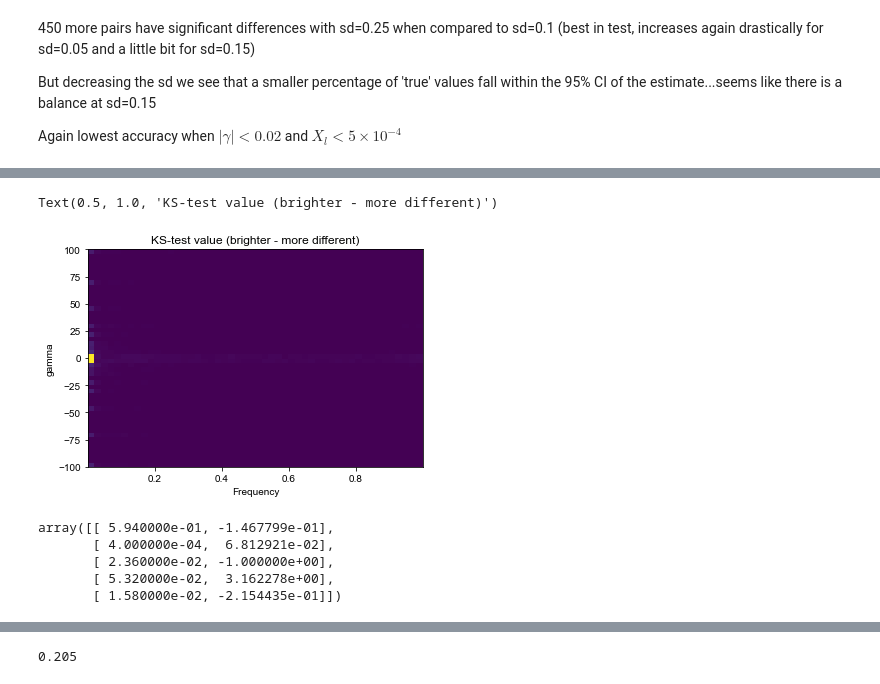
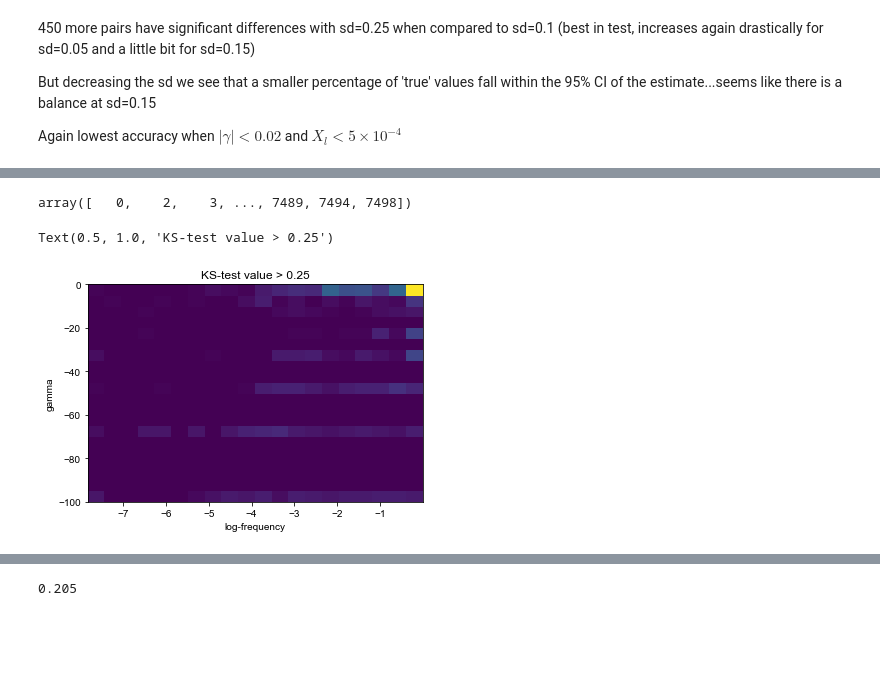
Before and after one commit to VivaswatS/selCoefEst, a Jupyter notebook: new-model.ipynb, the cells around one changed output, grey strips where cells are left out. Saved outputs shown, nothing was run; the diff lists cells and outputs as text; code cells hidden in the pictures; blank space fills up the shorter version.

```diff
--- a/new-model.ipynb
+++ b/new-model.ipynb
@@ -305 +369,4 @@ array([[ 6.7010717],
+# %%
+preds = np.exp(ahat.mean().numpy())
+preds_sd = ahat.stddev().numpy()
 # %%
@@ -315,2 +380,0 @@ plt.hist(np.exp(pred_params[:,1]))
-# %%
-preds = np.exp(np.ravel(pred_params[:,0]))
@@ -346,7 +404,7 @@ Text(40000, 2500, 'Intercept = 403.88')
 # check if true values fall within 95% CI of the estimates
 inctr = np.full(len(test_labs), False, dtype='bool')
 for i in range(len(test_labs)):
-    lb, ub = np.exp(pred_params[i,0] - 1.96*0.15), np.exp(pred_params[i,0] + 1.96*0.15)
+    lb, ub = np.exp(np.log(preds[i]) - 1.96*preds_sd[i]), np.exp(np.log(preds[i]) + 1.96*preds_sd[i])
     if np.exp(test_labs[i])>=lb and np.exp(test_labs[i])<=ub:
         inctr[i] = True
 
@@ -395,7 +460,7 @@ plt.legend()
 # %%
 kst = np.empty((len(test_labs),2))
 for i in range(len(test_labs)):
-    kst[i,:] = scipy.stats.kstest(np.exp(np.random.normal(pred_params[i,0],0.15,200)),sims_test.iloc[i,:])
+    kst[i,:] = scipy.stats.kstest(np.exp(np.random.normal(np.log(preds[i]),preds_sd[i],200)),sims_test.iloc[i,:])
 # %% [markdown]
 450 more pairs have significant differences with sd=0.25 when compared to sd=0.1 (best in test, increases again drastically for sd=0.05 and a little bit for sd=0.15)
 
@@ -410,18 +475,15 @@ len(np.where(kst[:,1]<0.05)[0])
+# %%
+np.where(np.logical_and(kst[:,1]<0.05, kst[:,0]>0.25))[0]
+# %% [output]
+array([   0,    2,    3, ..., 7489, 7494, 7498])
 # %%
 # query indices with highest kst (ONLY significant values)
-kst_sig = np.where(kst[:,1]<0.05)[0]
-plt.hist2d(test_data[kst_sig,0],test_data[kst_sig,1], [50,50])
-plt.xlabel('Frequency')
+kst_sig = np.where(np.logical_and(kst[:,1]<0.05, kst[:,0]>0.25))[0]
+h_kst = plt.hist2d(test_data[kst_sig,0],test_data[kst_sig,1], [20,20])
+plt.ylim((-100,0))
+plt.xlabel('log-frequency')
 plt.ylabel('gamma')
-plt.title('KS-test value (brighter - more different)')
+plt.title('KS-test value > 0.25')
 # %% [output]
-Text(0.5, 1.0, 'KS-test value (brighter - more different)')
+Text(0.5, 1.0, 'KS-test value > 0.25')
-[figure, old version]
+[figure, new version]
-# %%
-test_data[kst[kst_sig,0].argsort()[-5:][::-1],:]
-# %% [output]
-array([[ 5.940000e-01, -1.467799e-01],
-       [ 4.000000e-04,  6.812921e-02],
-       [ 2.360000e-02, -1.000000e+00],
-       [ 5.320000e-02,  3.162278e+00],
-       [ 1.580000e-02, -2.154435e-01]])
```
Also changed, not shown: parts of 41 cells of this notebook.
